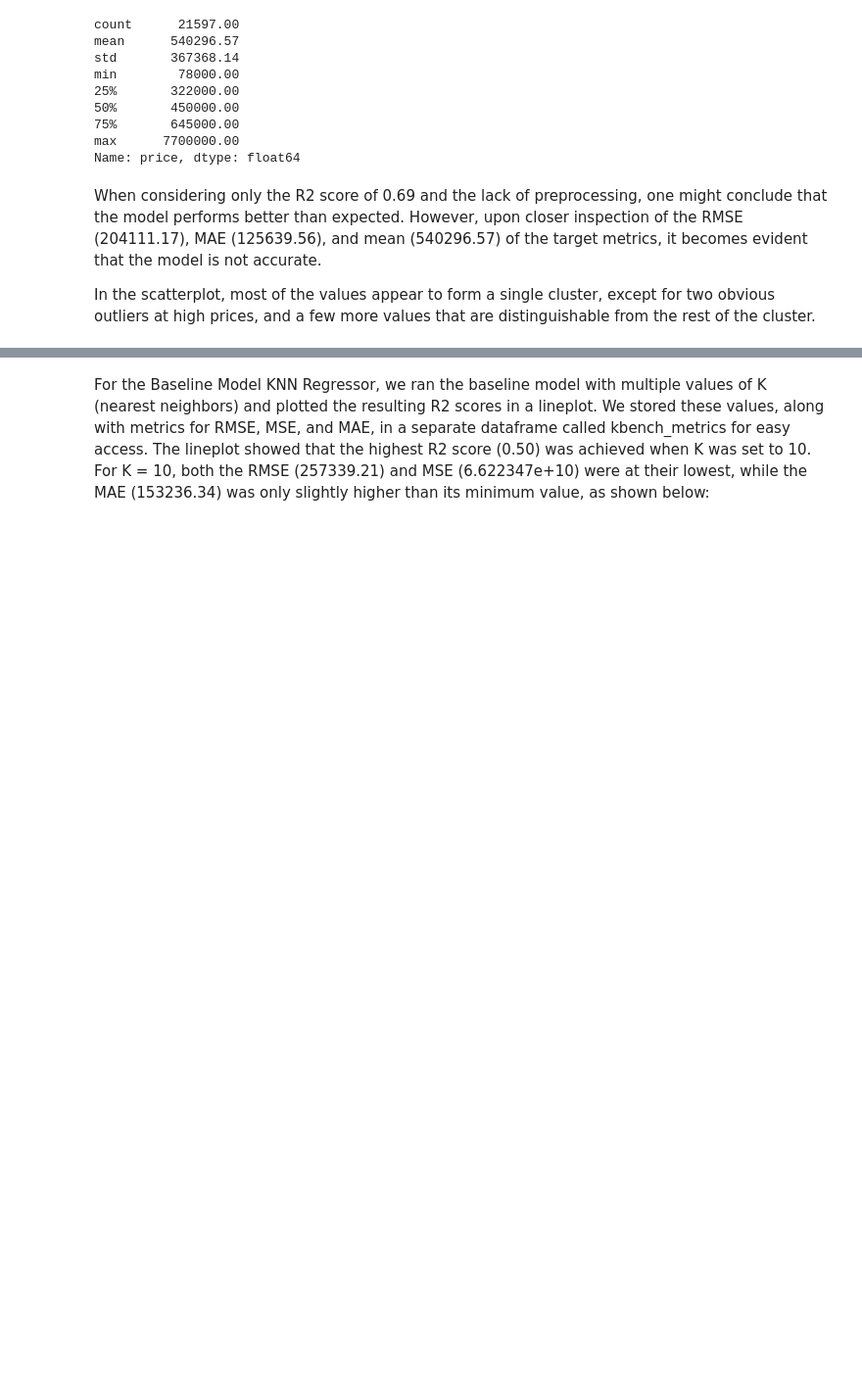
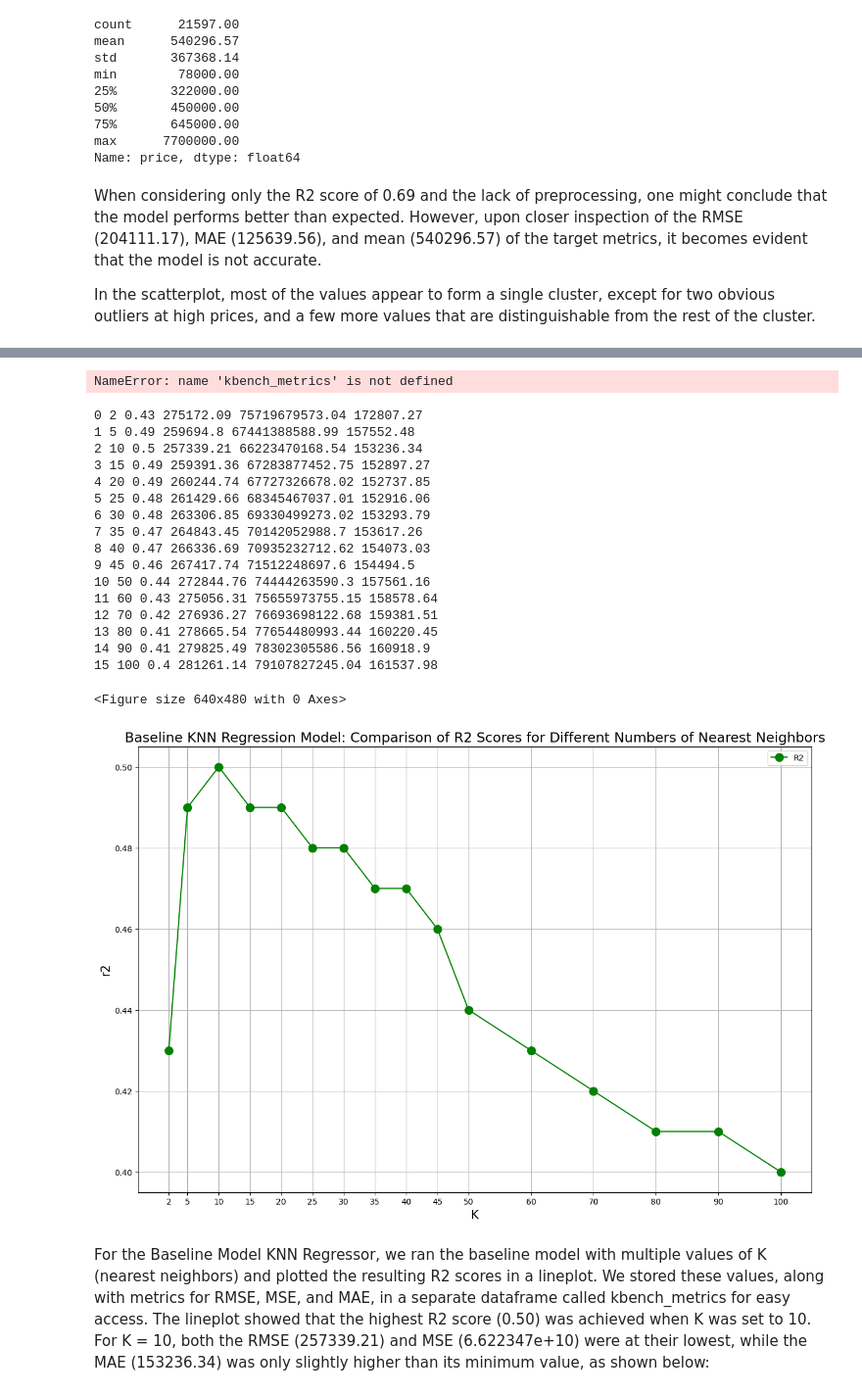
Before and after one commit to Yinguin/data_mid_bootcamp_project_regression, a Jupyter notebook: mid-bootcamp-project-regression_wy.ipynb, the cells around one changed output, grey strips where cells are left out. Shown at 98% size. Saved outputs shown, nothing was run; the diff lists cells and outputs as text; code cells hidden in the pictures; blank space fills up the shorter version.

```diff
--- a/mid-bootcamp-project-regression_wy.ipynb
+++ b/mid-bootcamp-project-regression_wy.ipynb
@@ -320 +320,8 @@ In the scatterplot, most of the values appear to form a single cluster, except f
+# %%
+# X/y split
+X = data.select_dtypes(np.number).drop('price', axis=1)
+y = data['price']
+# %%
+# Train-test split
+X_train, X_test, y_train, y_test = train_test_split(X, y, test_size=0.3, random_state=42)
 # %%
@@ -371,5 +379,28 @@ In the scatterplot, most of the values appear to form a single cluster, except f
+# %%
+print_metrics(kbench_metrics, 2)
+# %% [output]
+NameError: name 'kbench_metrics' is not defined
 # %%
-# k_metrics, comp_plot = n_nbrs_comp(range(2,100), 50)
+kbench_metrics, comp_plot = compare_neighbors(100, 50, 'green')
+# %% [output]
+0 2 0.43 275172.09 75719679573.04 172807.27
+1 5 0.49 259694.8 67441388588.99 157552.48
+2 10 0.5 257339.21 66223470168.54 153236.34
+3 15 0.49 259391.36 67283877452.75 152897.27
+4 20 0.49 260244.74 67727326678.02 152737.85
+5 25 0.48 261429.66 68345467037.01 152916.06
+6 30 0.48 263306.85 69330499273.02 153293.79
+7 35 0.47 264843.45 70142052988.7 153617.26
+8 40 0.47 266336.69 70935232712.62 154073.03
+9 45 0.46 267417.74 71512248697.6 154494.5
+10 50 0.44 272844.76 74444263590.3 157561.16
+11 60 0.43 275056.31 75655973755.15 158578.64
+12 70 0.42 276936.27 76693698122.68 159381.51
+13 80 0.41 278665.54 77654480993.44 160220.45
+14 90 0.41 279825.49 78302305586.56 160918.9
+15 100 0.4 281261.14 79107827245.04 161537.98
+<Figure size 640x480 with 0 Axes>
+[figure, added]
 # %% [markdown]
 For the Baseline Model KNN Regressor, we ran the baseline model with multiple values of K (nearest neighbors) and plotted the resulting R2 scores in a lineplot. We stored these values, along with metrics for RMSE, MSE, and MAE, in a separate dataframe called kbench_metrics for easy access. The lineplot showed that the highest R2 score (0.50) was achieved when K was set to 10. For K = 10, both the RMSE (257339.21) and MSE (6.622347e+10) were at their lowest, while the MAE (153236.34) was only slightly higher than its minimum value, as shown below:
 # %%
```
Also changed, not shown: parts of 43 cells of this notebook.
